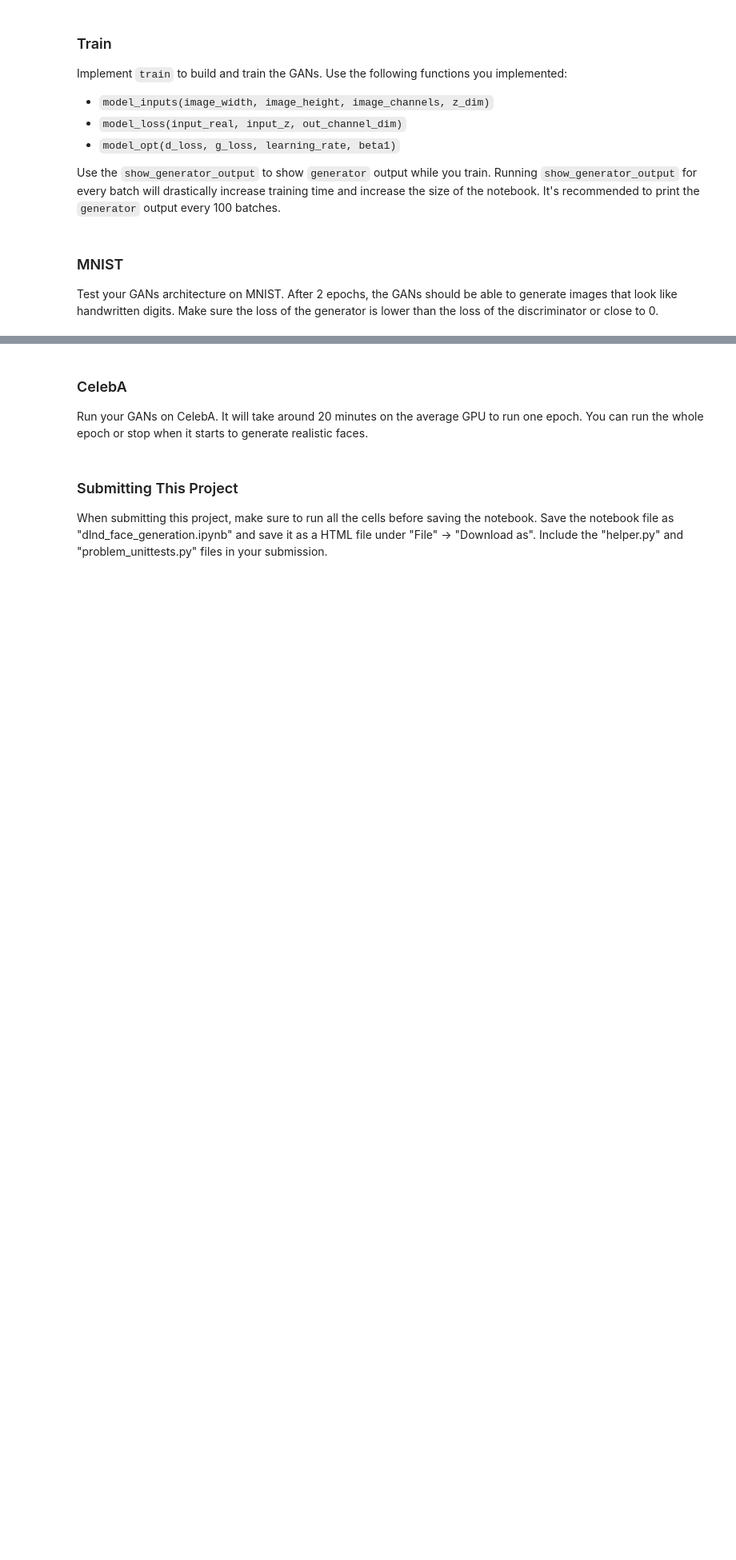
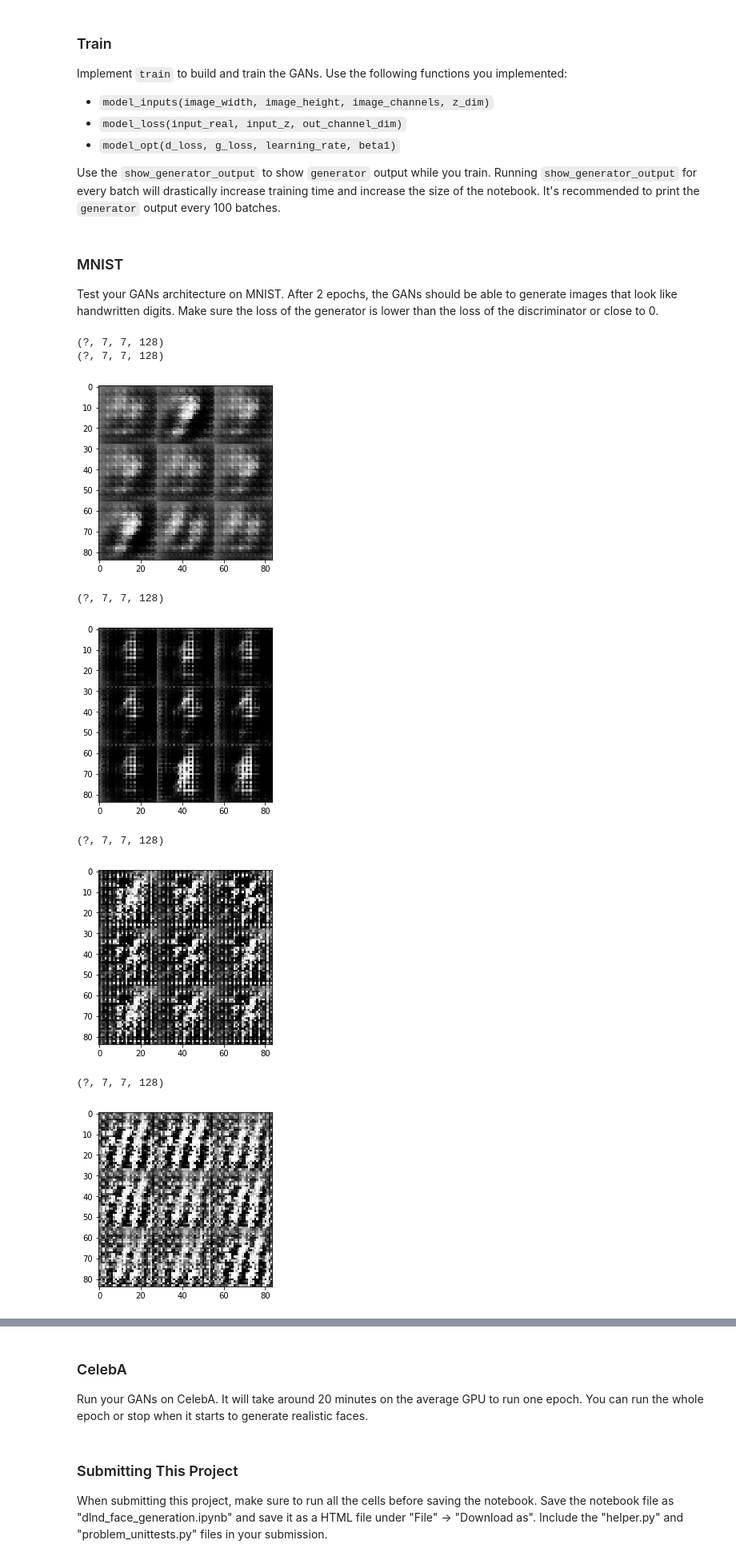
Before and after one commit to raskolnikov-reborn/DLND-P5-Face-Generation, a Jupyter notebook: dlnd_face_generation.ipynb, the cells around one changed output, grey strips where cells are left out. Shown at 80% size. Drawn from its saved outputs; the diff is of its cells as text; code cells hidden in the pictures; blank space fills up the shorter version.

```diff
--- a/dlnd_face_generation.ipynb
+++ b/dlnd_face_generation.ipynb
@@ -254,7 +230,7 @@ Implement `model_loss` to build the GANs for training and calculate the loss.  T
 - `discriminator(images, reuse=False)`
 - `generator(z, out_channel_dim, is_train=True)`
 # %%
-def model_loss(input_real, input_z, out_channel_dim):
+def model_loss(input_real, input_z, out_channel_dim, alpha=0.2):
     """
     Get the loss for the discriminator and generator
     :param input_real: Images from the real dataset
@@ -262,35 +238,21 @@ def model_loss(input_real, input_z, out_channel_dim):
     :param out_channel_dim: The number of channels in the output image
     :return: A tuple of (discriminator loss, generator loss)
     """
-    # Build the models
 
-    smooth = 0.1
-    # Generator
-    g_model = generator(input_z,out_channel_dim, is_train=True)
+    g_model = generator(input_z, out_channel_dim, alpha=alpha)
+    d_model_real, d_logits_real = discriminator(input_real, reuse=False, alpha=alpha)
+    d_model_fake, d_logits_fake = discriminator(g_model, reuse=True, alpha=alpha)
 
-    # Real and Fake Discriminators
-    d_model_real, d_logits_real = discriminator(input_real)
-    d_model_fake, d_logits_fake = discriminator(g_model, reuse=True)
-
-    # Calculate losses
-    d_loss_real_var = tf.nn.sigmoid_cross_entropy_with_logits(logits=d_logits_real,
-                                                              labels=tf.ones_like(d_logits_real) * (1 - smooth))
-    d_loss_real = tf.reduce_mean(d_loss_real_var)
-
-    d_loss_fake_var = tf.nn.sigmoid_cross_entropy_with_logits(logits=d_logits_fake,
-                                                              labels=tf.zeros_like(d_logits_real))
-    d_loss_fake = tf.reduce_mean(d_loss_fake_var)
-
+    d_loss_real = tf.reduce_mean(
+        tf.nn.sigmoid_cross_entropy_with_logits(logits=d_logits_real, labels=tf.ones_like(d_model_real)))
+    d_loss_fake = tf.reduce_mean(
+        tf.nn.sigmoid_cross_entropy_with_logits(logits=d_logits_fake, labels=tf.zeros_like(d_model_fake)))
+    g_loss = tf.reduce_mean(
+        tf.nn.sigmoid_cross_entropy_with_logits(logits=d_logits_fake, labels=tf.ones_like(d_model_fake)))
 
     d_loss = d_loss_real + d_loss_fake
 
-
-    g_loss_var = tf.nn.sigmoid_cross_entropy_with_logits(logits=d_logits_fake,
-                                                         labels=tf.ones_like(d_logits_fake))
-    g_loss = tf.reduce_mean(g_loss_var)
-
     return d_loss, g_loss
-
 
 """
 DON'T MODIFY ANYTHING IN THIS CELL THAT IS BELOW THIS LINE
@@ -447,17 +408,27 @@ def train(epoch_count, batch_size, z_dim, learning_rate, beta1, get_batches, dat
 Test your GANs architecture on MNIST.  After 2 epochs, the GANs should be able to generate images that look like handwritten digits.  Make sure the loss of the generator is lower than the loss of the discriminator or close to 0.
 # %%
 batch_size = 128
-z_dim = 3
+z_dim = 1
 learning_rate = 0.002
-beta1 = 0.95
+beta1 = 0.5
 
 
 """
 DON'T MODIFY ANYTHING IN THIS CELL THAT IS BELOW THIS LINE
 """
-epochs = 2
+epochs = 10
 
 mnist_dataset = helper.Dataset('mnist', glob(os.path.join(data_dir, 'mnist/*.jpg')))
 with tf.Graph().as_default():
     train(epochs, batch_size, z_dim, learning_rate, beta1, mnist_dataset.get_batches,
           mnist_dataset.shape, mnist_dataset.image_mode)
+# %% [output]
+(?, 7, 7, 128)
+(?, 7, 7, 128)
+[figure, added]
+(?, 7, 7, 128)
+[figure, added]
+(?, 7, 7, 128)
+[figure, added]
+(?, 7, 7, 128)
+[figure, added]
```
Also changed, not shown: parts of 8 cells of this notebook.
